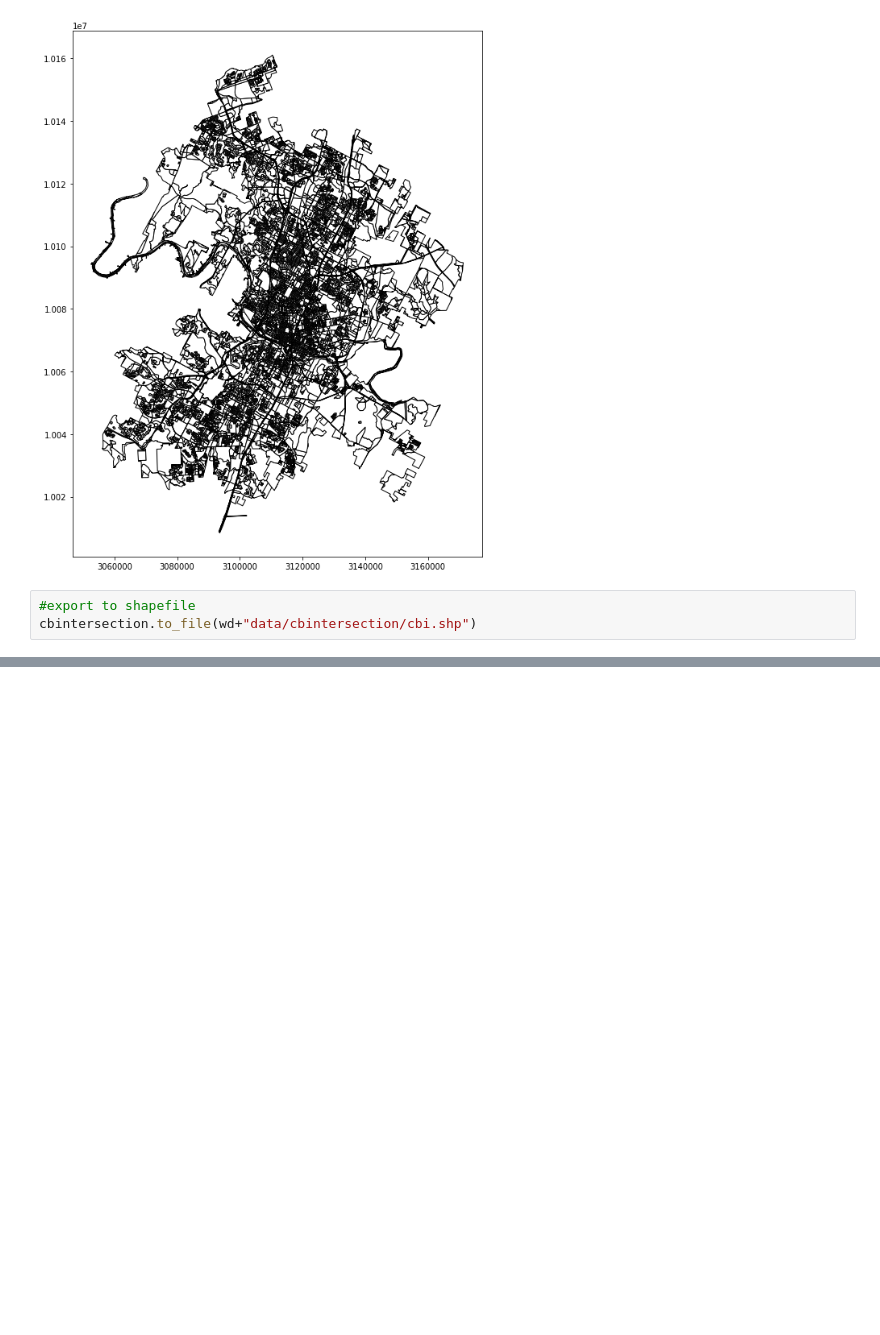
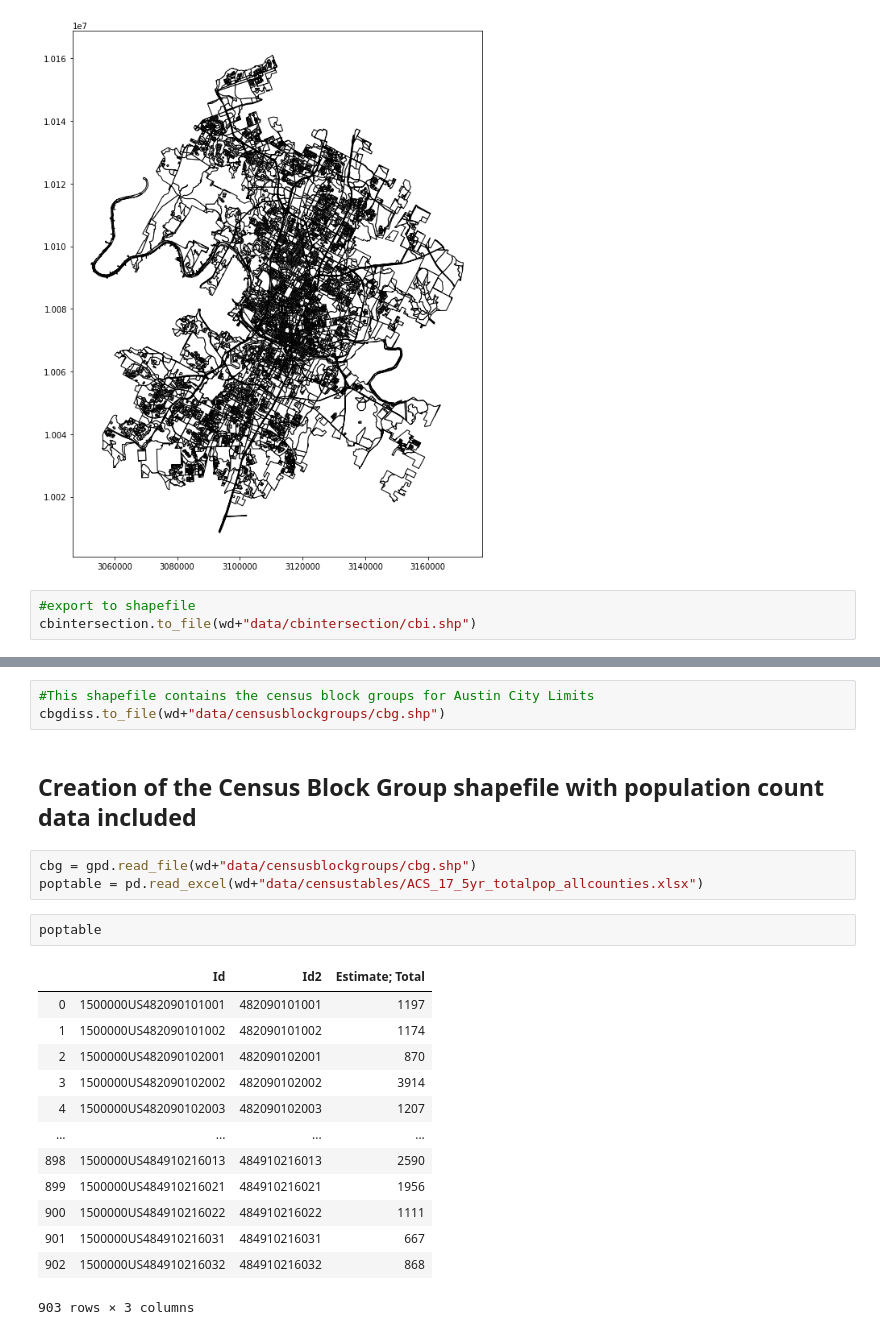
Before and after one commit to vsibarra/park-equity-atx, a Jupyter notebook: notebooks/1) CensusBlockIntersectionCityLimits.ipynb, the cells around one changed output, grey strips where cells are left out. Drawn from its saved outputs; the diff is of its cells as text; blank space fills up the shorter version.

Commit message:
buffers and census

```diff
--- a/notebooks/1) CensusBlockIntersectionCityLimits.ipynb
+++ b/notebooks/1) CensusBlockIntersectionCityLimits.ipynb
@@ -106,0 +183,24 @@ cbintersection.to_file(wd+"data/cbintersection/cbi.shp")
+# %%
+#This shapefile contains the census block groups for Austin City Limits
+cbgdiss.to_file(wd+"data/censusblockgroups/cbg.shp")
+# %% [markdown]
+## Creation of the Census Block Group shapefile with population count data included
+# %%
+cbg = gpd.read_file(wd+"data/censusblockgroups/cbg.shp")
+poptable = pd.read_excel(wd+"data/censustables/ACS_17_5yr_totalpop_allcounties.xlsx")
+# %%
+poptable
+# %% [output]
+|  | Id | Id2 | Estimate; Total |
+| 0 | 1500000US482090101001 | 482090101001 | 1197 |
+| 1 | 1500000US482090101002 | 482090101002 | 1174 |
+| 2 | 1500000US482090102001 | 482090102001 | 870 |
+| 3 | 1500000US482090102002 | 482090102002 | 3914 |
+| 4 | 1500000US482090102003 | 482090102003 | 1207 |
+| ... | ... | ... | ... |
+| 898 | 1500000US484910216013 | 484910216013 | 2590 |
+| 899 | 1500000US484910216021 | 484910216021 | 1956 |
+| 900 | 1500000US484910216022 | 484910216022 | 1111 |
+| 901 | 1500000US484910216031 | 484910216031 | 667 |
+| 902 | 1500000US484910216032 | 484910216032 | 868 |
+903 rows × 3 columns
```
Also changed, not shown: parts of 11 cells of this notebook, 14 other files.
